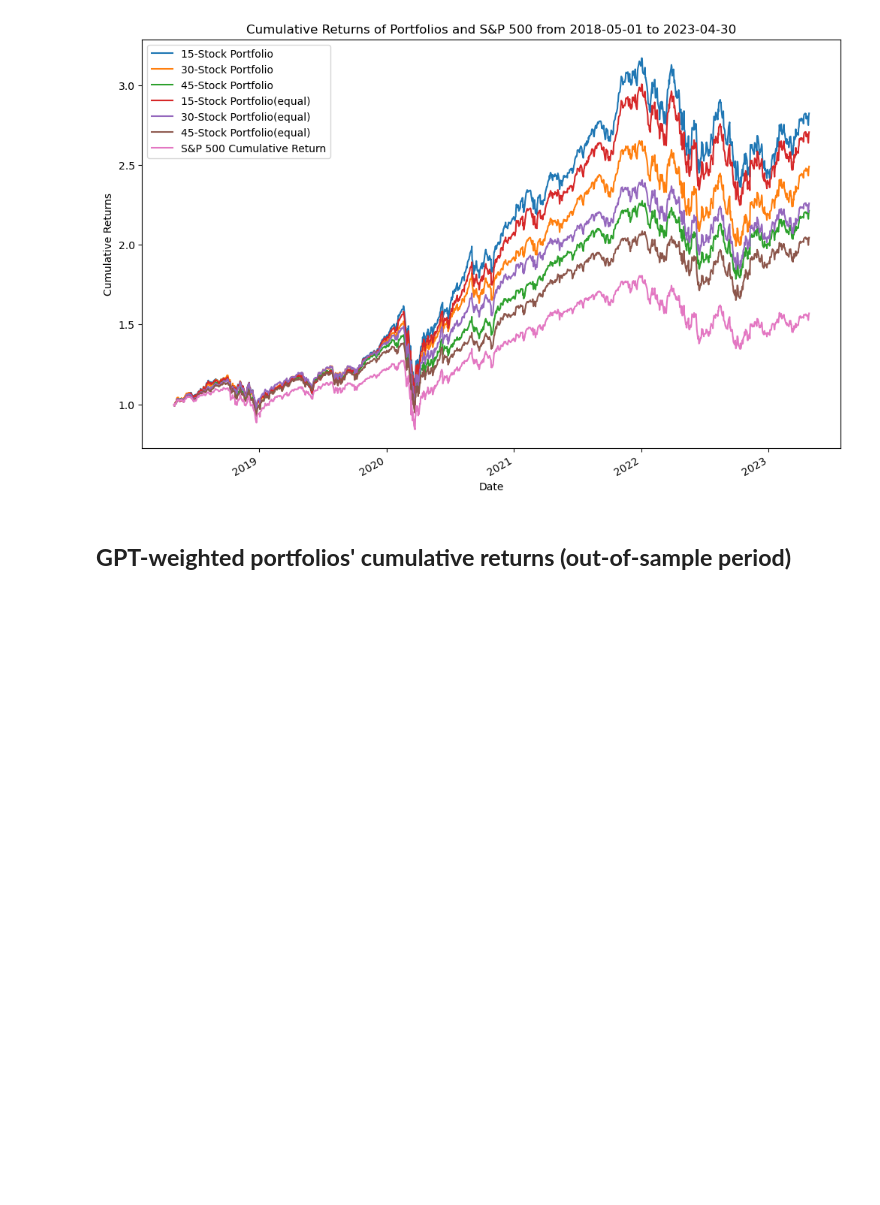
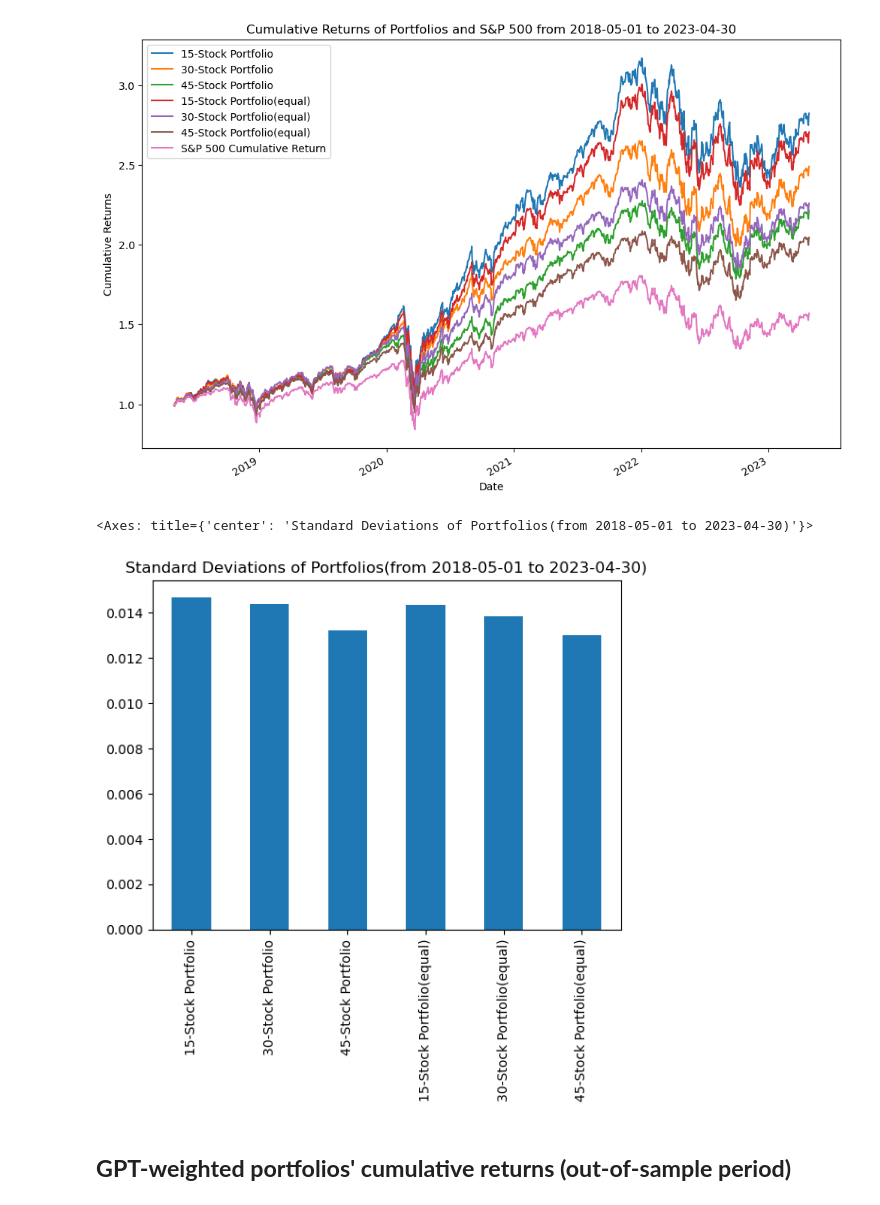
Before and after one commit to FELAB-KHU/S-PQuantTeam01, a Jupyter notebook: Jaekyun/SnP(GPT-weighted).ipynb, the cells around one changed output. Cells and saved outputs as stored; diff of their text form; code cells hidden in the pictures; blank space fills up the shorter version.

```diff
--- a/Jaekyun/SnP(GPT-weighted).ipynb
+++ b/Jaekyun/SnP(GPT-weighted).ipynb
@@ -533,6 +531,27 @@ plt.show()
 # %% [output]
 [*********************100%%**********************]  1 of 1 completed
 [figure]
+# %%
+std_dev_15 = portfolio_returns_15.std()
+std_dev_30 = portfolio_returns_30.std()
+std_dev_45 = portfolio_returns_45.std()
+std_dev_15_equal = portfolio_returns_15_equal.std()
+std_dev_30_equal = portfolio_returns_30_equal.std()
+std_dev_45_equal = portfolio_returns_45_equal.std()
+
+std_devs = pd.Series({
+    "15-Stock Portfolio": std_dev_15,
+    "30-Stock Portfolio": std_dev_30,
+    "45-Stock Portfolio": std_dev_45,
+    "15-Stock Portfolio(equal)": std_dev_15_equal,
+    "30-Stock Portfolio(equal)": std_dev_30_equal,
+    "45-Stock Portfolio(equal)": std_dev_45_equal
+})
+
+std_devs.plot(kind='bar', title='Standard Deviations of Portfolios(from 2018-05-01 to 2023-04-30)')
+# %% [output]
+<Axes: title={'center': 'Standard Deviations of Portfolios(from 2018-05-01 to 2023-04-30)'}>
+[figure, added]
 # %% [markdown]
 ## **GPT-weighted portfolios' cumulative returns (out-of-sample period)**
 # %%
```
Also changed, not shown: parts of 2 cells of this notebook, 2 other files.
